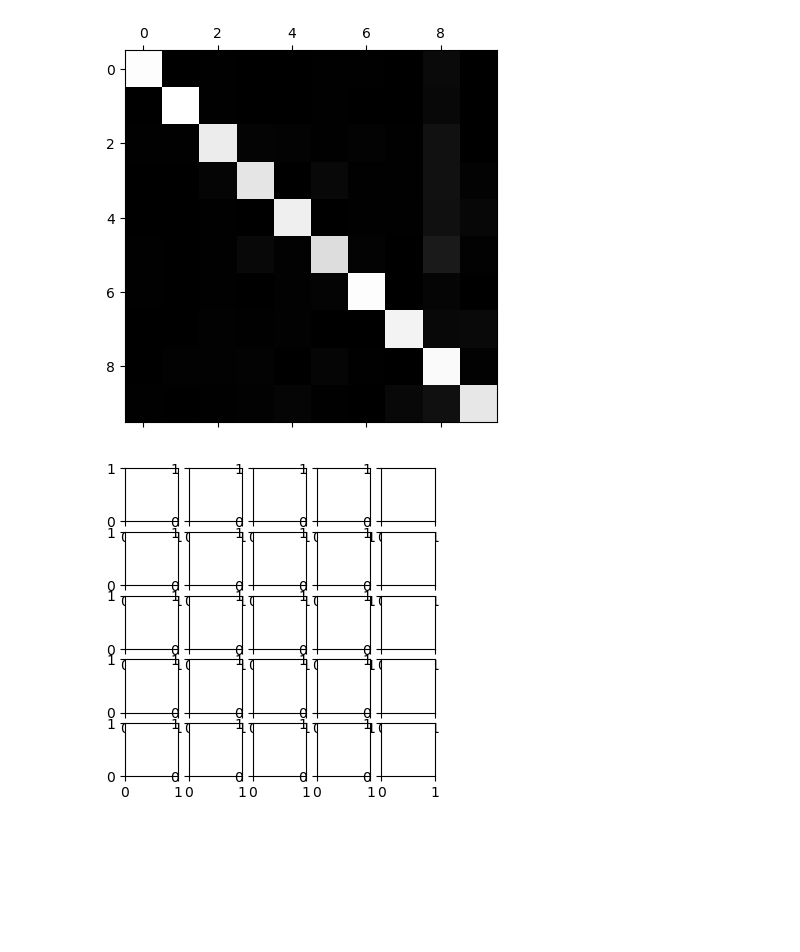
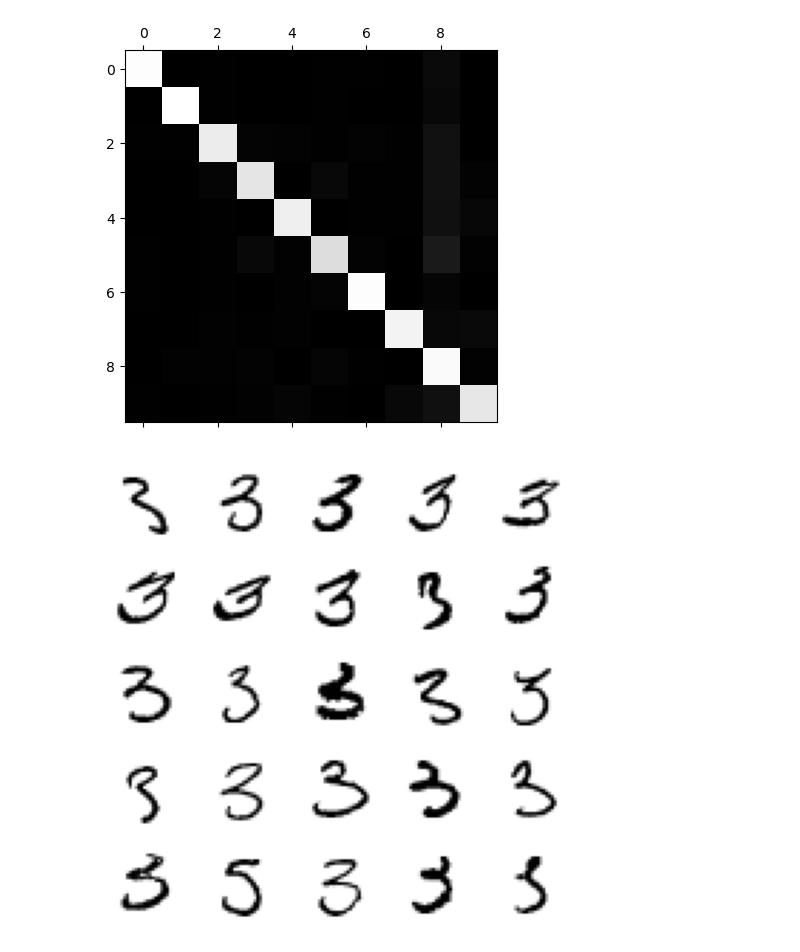
Before and after one commit to OlenaLievina/mnist-classifier, a Jupyter notebook: mnist_model_training.ipynb, the cells around one changed output. Drawn from its saved outputs; the diff is of its cells as text; code cells hidden in the pictures; blank space fills up the shorter version.

```diff
--- a/mnist_model_training.ipynb
+++ b/mnist_model_training.ipynb
@@ -164,22 +164,18 @@ plt.matshow(norm_conf_mx, cmap=plt.cm.gray)
 # %% [output]
 <matplotlib.image.AxesImage at 0x...>
 [figure]
-# %%
-im_3, im_5 = 3, 5
-X_tn = [(y_train==im_3) & (y_train_pred==im_3)]
-X_fp = [(y_train==im_3) & (y_train_pred==im_5)]
-X_fn = [(y_train==im_5) & (y_train_pred==im_3)]
-X_tp = [(y_train==im_5) & (y_train_pred==im_5)]
-
-X_tn_sm, X_fp_mn, X_fn_sm, X_tp_mn = X_tn[:25], X_fp[:25], X_fn[:25], X_tp[:25]
-
-fig, axes = plt.subplots(5, 5 , figsize=(4, 4))
-
-def show_image(axes, images):
-    for idx, ax in enumerate(axes.flat):
-        adjusted_image = images[idx].reshape(28, 28)
-        ax.imshow(adjusted_image)
-        ax.axis('off')
-show_image()
-# %% [output]
-[figure, removed]
+# %%
+im_3, im_5 = 3, 5
+
+mask_fn3 = (y_train==im_3) & (y_train_pred==im_5)
+X_fp3 = X_train[mask_fn3]
+
+fig, axes = plt.subplots(5, 5, figsize=(6, 6))
+def draw_image(axes, images):
+    for index, ax in enumerate(axes.flat):
+        adjusted_image = images[index].reshape(28, 28)
+        ax.imshow(adjusted_image, cmap='binary')
+        ax.axis('off')
+draw_image(axes, X_fp3[:25])
+# %% [output]
+[figure, added]
```
Also changed, not shown: 3 other files.
